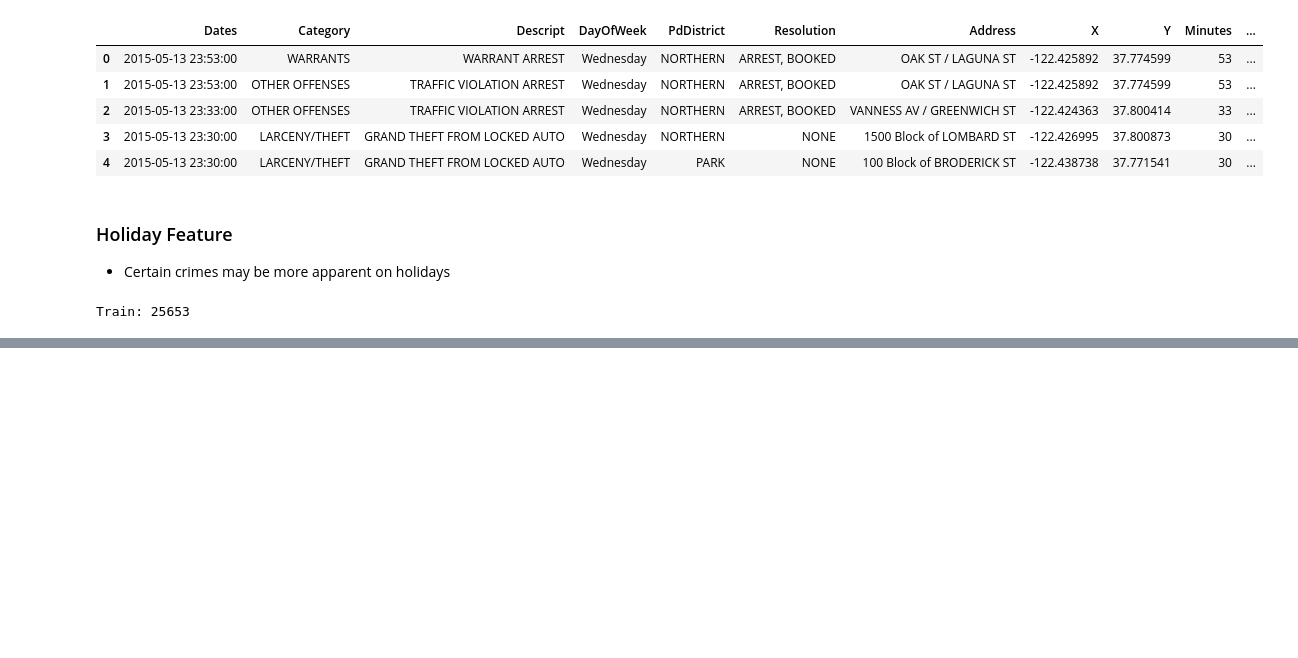
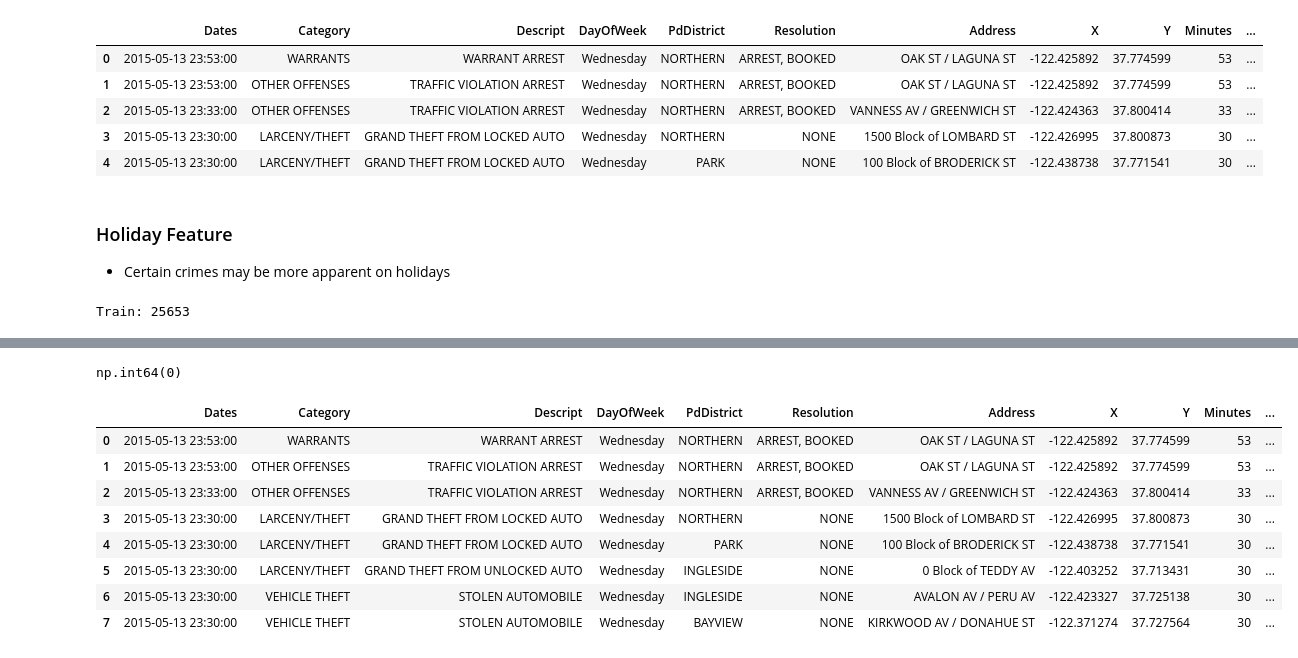
Before and after one commit to mj-awad17/Data_Analystics-Projects, a Jupyter notebook: sf-crime/sf-crime-prediction.ipynb, the cells around one changed output, grey strips where cells are left out. Saved outputs shown, nothing was run; the diff lists cells and outputs as text; code cells hidden in the pictures; blank space fills up the shorter version.

```diff
--- a/sf-crime/sf-crime-prediction.ipynb
+++ b/sf-crime/sf-crime-prediction.ipynb
@@ -480,0 +551,3 @@ Train: 25653
+# %%
+train['Season']=(train['Years']%12 + 3)//3
+test['Season']=(test['Years']%12 + 3)//3
@@ -480,0 +567,8 @@ Train: 25653
+# %%
+# Weekend Feature
+
+# Weekday = 0, Weekend = 1
+days = {'Monday':0 ,'Tuesday':0 ,'Wednesday':0 ,'Thursday':0 ,'Friday':0, 'Saturday':1 ,'Sunday':1}
+
+train['Weekend'] = train['DayOfWeek'].replace(days).astype('uint8')
+test['Weekend'] = test['DayOfWeek'].replace(days).astype('uint8')
@@ -480,0 +596,22 @@ Train: 25653
+# %%
+import re
+
+
+def find_streets(address):
+    street_types = ['AV', 'ST', 'CT', 'PZ', 'LN', 'DR', 'PL', 'HY',
+                    'FY', 'WY', 'TR', 'RD', 'BL', 'WAY', 'CR', 'AL', 'I-80',
+                    'RW', 'WK','EL CAMINO DEL MAR']
+    street_pattern = '|'.join(street_types)
+    streets = re.findall(street_pattern, address)
+    if len(streets) == 0:
+        # Debug
+#         print(address)
+        return 'OTHER'
+    elif len(streets) == 1:
+        return streets[0]
+    else:
+#         print(address)
+        return 'INT'
+
+train['StreetType'] = train['Address'].map(find_streets)
+test['StreetType'] = test['Address'].map(find_streets)
@@ -480,0 +638,16 @@ Train: 25653
+# %%
+train['StreetType'].isnull().sum()
+# %% [output]
+np.int64(0)
+# %%
+train.head(8)
+# %% [output]
+|  | Dates | Category | Descript | DayOfWeek | PdDistrict | Resolution | Address | X | Y | Minutes | ... |
+| 0 | 2015-05-13 23:53:00 | WARRANTS | WARRANT ARREST | Wednesday | NORTHERN | ARREST, BOOKED | OAK ST / LAGUNA ST | -122.425892 | 37.774599 | 53 | ... |
+| 1 | 2015-05-13 23:53:00 | OTHER OFFENSES | TRAFFIC VIOLATION ARREST | Wednesday | NORTHERN | ARREST, BOOKED | OAK ST / LAGUNA ST | -122.425892 | 37.774599 | 53 | ... |
+| 2 | 2015-05-13 23:33:00 | OTHER OFFENSES | TRAFFIC VIOLATION ARREST | Wednesday | NORTHERN | ARREST, BOOKED | VANNESS AV / GREENWICH ST | -122.424363 | 37.800414 | 33 | ... |
+| 3 | 2015-05-13 23:30:00 | LARCENY/THEFT | GRAND THEFT FROM LOCKED AUTO | Wednesday | NORTHERN | NONE | 1500 Block of LOMBARD ST | -122.426995 | 37.800873 | 30 | ... |
+| 4 | 2015-05-13 23:30:00 | LARCENY/THEFT | GRAND THEFT FROM LOCKED AUTO | Wednesday | PARK | NONE | 100 Block of BRODERICK ST | -122.438738 | 37.771541 | 30 | ... |
+| 5 | 2015-05-13 23:30:00 | LARCENY/THEFT | GRAND THEFT FROM UNLOCKED AUTO | Wednesday | INGLESIDE | NONE | 0 Block of TEDDY AV | -122.403252 | 37.713431 | 30 | ... |
+| 6 | 2015-05-13 23:30:00 | VEHICLE THEFT | STOLEN AUTOMOBILE | Wednesday | INGLESIDE | NONE | AVALON AV / PERU AV | -122.423327 | 37.725138 | 30 | ... |
+| 7 | 2015-05-13 23:30:00 | VEHICLE THEFT | STOLEN AUTOMOBILE | Wednesday | BAYVIEW | NONE | KIRKWOOD AV / DONAHUE ST | -122.371274 | 37.727564 | 30 | ... |
```
Also changed, not shown: parts of 22 cells of this notebook.
